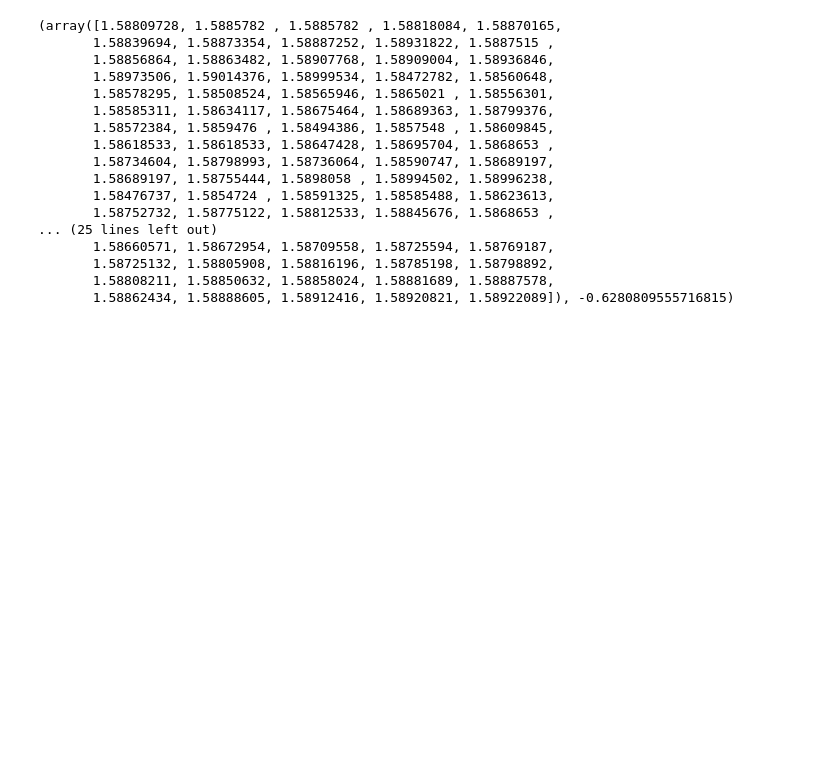
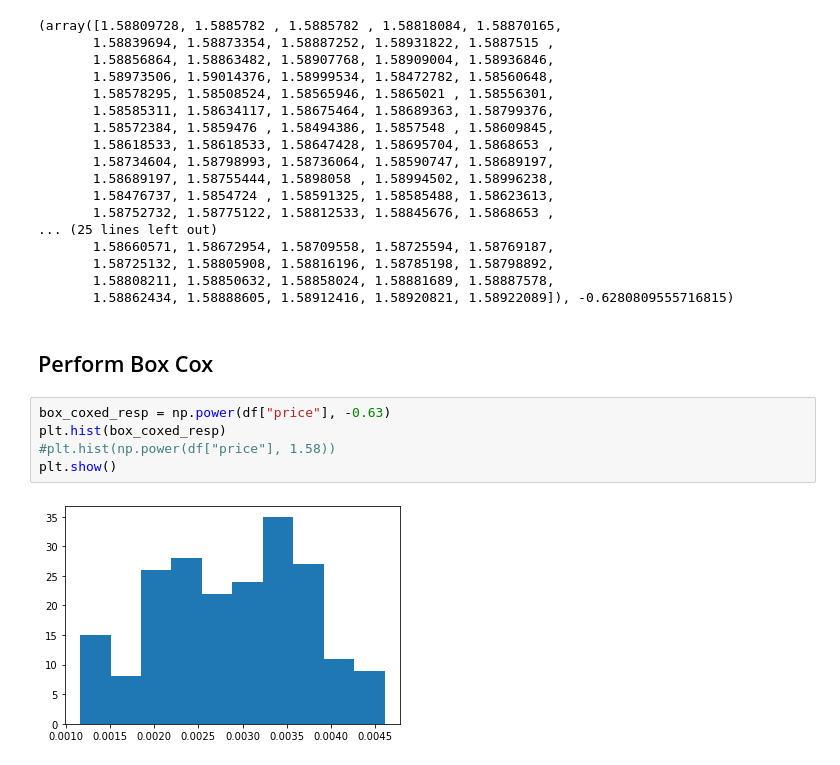
Before and after one commit to zaineblb/outliers-cars, a Jupyter notebook: car_prices.ipynb, the cells around one changed output. Drawn from its saved outputs; the diff is of its cells as text; blank space fills up the shorter version.

```diff
--- a/car_prices.ipynb
+++ b/car_prices.ipynb
@@ -64,3 +70,12 @@ print(response)
        1.58725132, 1.58805908, 1.58816196, 1.58785198, 1.58798892,
        1.58808211, 1.58850632, 1.58858024, 1.58881689, 1.58887578,
        1.58862434, 1.58888605, 1.58912416, 1.58920821, 1.58922089]), -0.6280809555716815)
+# %% [markdown]
+## Perform Box Cox
+# %%
+box_coxed_resp = np.power(df["price"], -0.63)
+plt.hist(box_coxed_resp)
+#plt.hist(np.power(df["price"], 1.58))
+plt.show()
+# %% [output]
+[figure, added]
```
Also changed, not shown: parts of 13 cells of this notebook.
